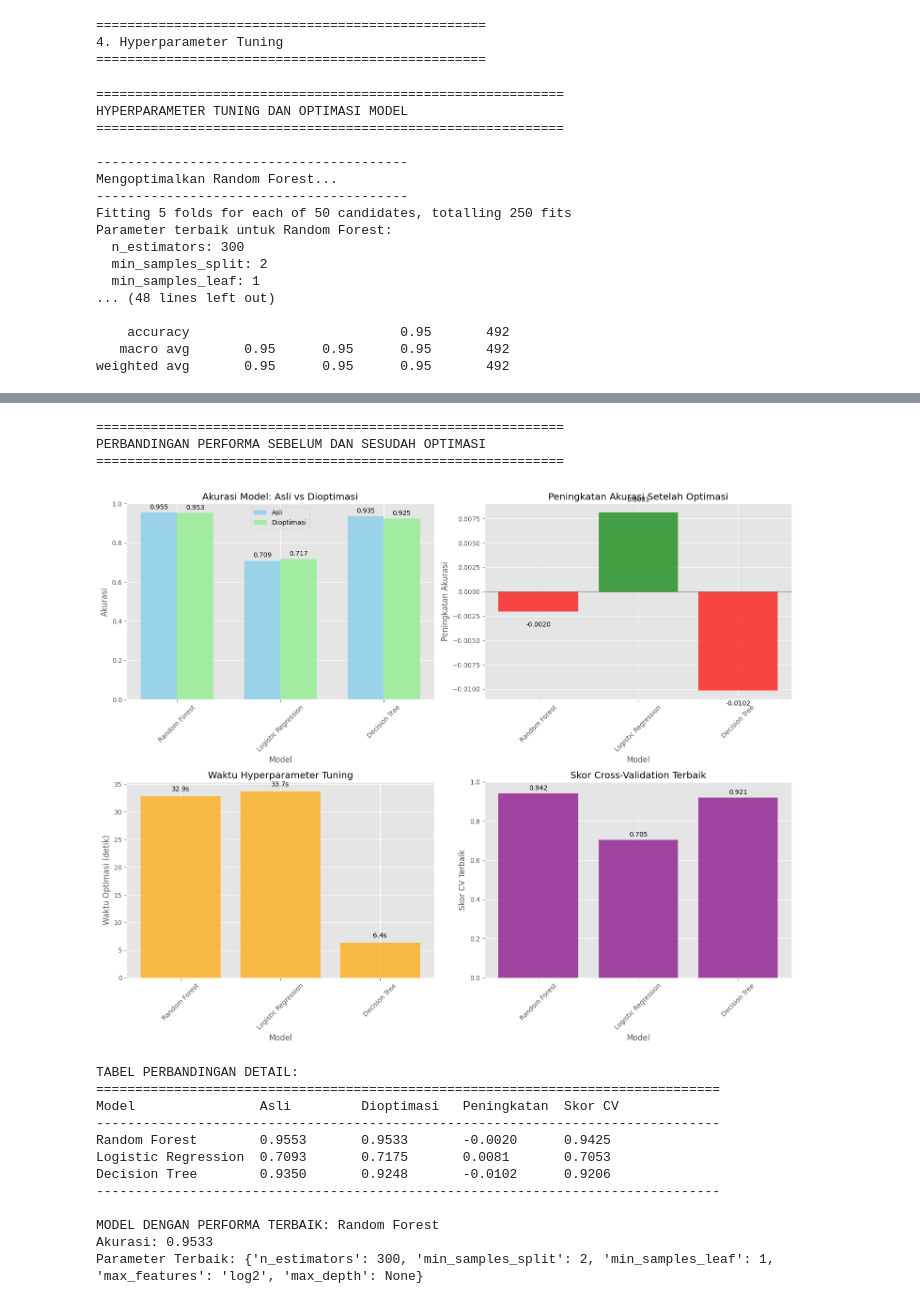
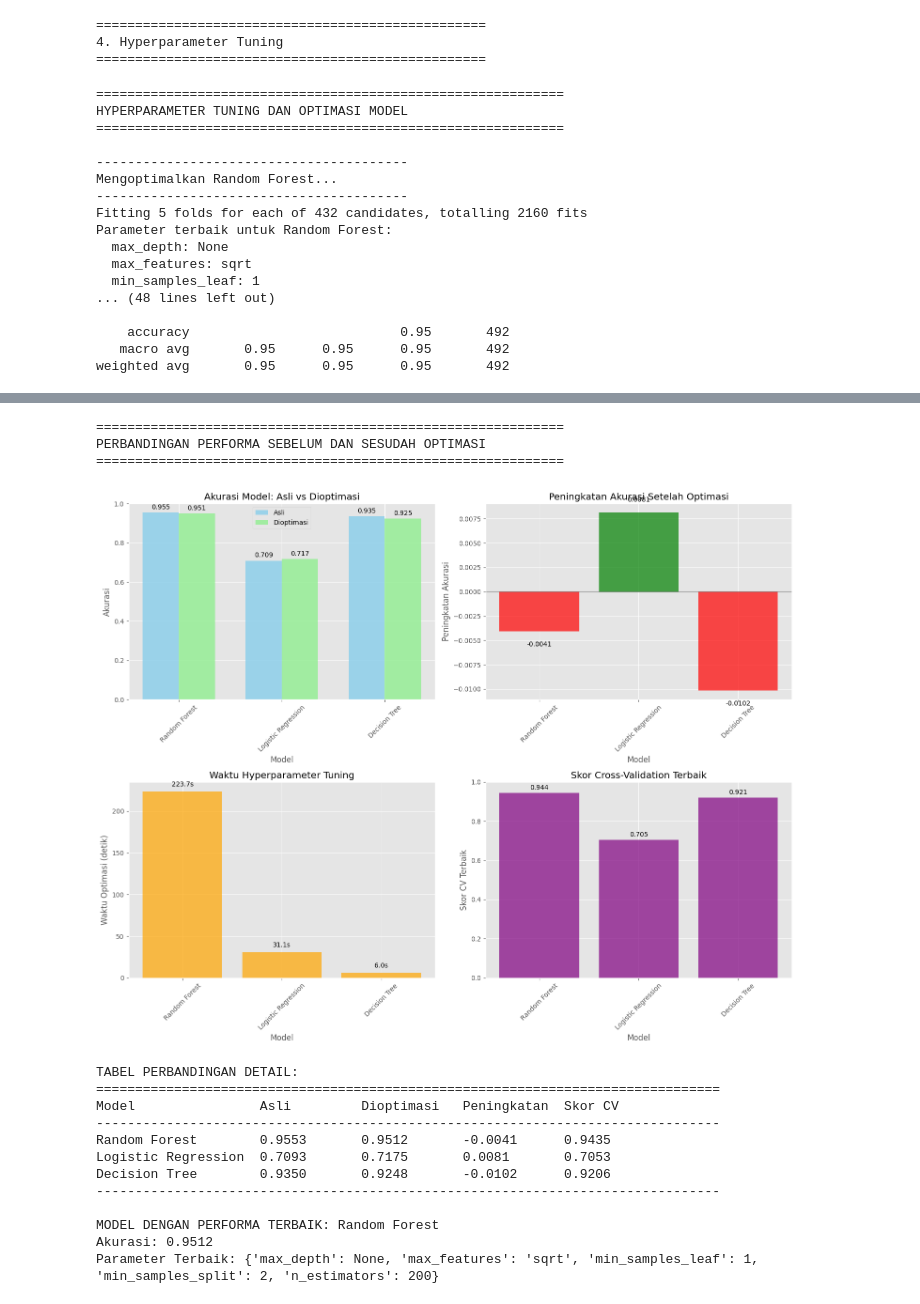
Before and after one commit to Ashief1707/Capstone_Project, a Jupyter notebook: main.ipynb, the cells around one changed output, grey strips where cells are left out. Drawn from its saved outputs; the diff is of its cells as text; code cells hidden in the pictures.

```diff
--- a/main.ipynb
+++ b/main.ipynb
@@ -970,13 +974,12 @@ print("="*50)
 # %%
 warnings.filterwarnings('ignore')
 
-X = X_balanced_scaled
-y = y_balanced
+# baca data yang sudah distandarisasi
+df = pd.read_csv('standardized_features_data.csv')
 
-# Encode categorical variables
-categorical_cols = X.select_dtypes(include=['object']).columns
-for col in categorical_cols:
-    X[col] = pd.get_dummies(X[col], drop_first=True)
+# Split features and target
+X = df.drop('NObeyesdad', axis=1)  # All columns except NObeyesdad
+y = df['NObeyesdad']
 
 # Split the data
 X_train, X_test, y_train, y_test = train_test_split(X, y, test_size=0.2, random_state=42)
@@ -1161,20 +1164,20 @@ for name, model in models.items():
     start_time = time.time()
 
     # Gunakan RandomizedSearchCV untuk komputasi lebih cepat (terutama untuk Random Forest)
-    if name == 'Random Forest':
-        search = RandomizedSearchCV(
-            model,
-            param_grids[name],
-            n_iter=50,  # Jumlah pengaturan parameter yang diambil sampelnya
-            cv=5,
-            scoring='accuracy',
-            n_jobs=-1,
-            random_state=42,
-            verbose=1
-        )
-    else:
+    # if name == 'Random Forest':
+    #     search = RandomizedSearchCV(
+    #         model,
+    #         param_grids[name],
+    #         n_iter=50,  # Jumlah pengaturan parameter yang diambil sampelnya
+    #         cv=5,
+    #         scoring='accuracy',
+    #         n_jobs=-1,
+    #         random_state=42,
+    #         verbose=1
+    #     )
+    # else:
         # Gunakan GridSearchCV untuk Logistic Regression dan Decision Tree
-        search = GridSearchCV(
+    search = GridSearchCV(
             model,
             param_grids[name],
             cv=5,
@@ -1347,10 +1350,10 @@ HYPERPARAMETER TUNING DAN OPTIMASI MODEL
 ----------------------------------------
 Mengoptimalkan Random Forest...
 ----------------------------------------
-Fitting 5 folds for each of 50 candidates, totalling 250 fits
+Fitting 5 folds for each of 432 candidates, totalling 2160 fits
 Parameter terbaik untuk Random Forest:
-  n_estimators: 300
-  min_samples_split: 2
+  max_depth: None
+  max_features: sqrt
   min_samples_leaf: 1
 ... (48 lines left out)
 
@@ -1372,43 +1375,43 @@ Laporan Klasifikasi:
            4       0.87      0.96      0.91        71
            5       0.56      0.55      0.56        65
            6       0.63      0.44      0.52        77
 
     accuracy                           0.72       492
    macro avg       0.70      0.72      0.71       492
 weighted avg       0.71      0.72      0.71       492
 [figure]
 Mengevaluasi Decision Tree yang Sudah Dioptimasi...
 Akurasi Decision Tree yang Sudah Dioptimasi: 0.9248
 Peningkatan: -0.0102
 
 Laporan Klasifikasi:
               precision    recall  f1-score   support
 
            0       0.93      0.97      0.95        72
            1       0.91      0.89      0.90        70
            2       0.92      0.96      0.94        68
            3       0.99      0.96      0.97        69
            4       0.95      0.99      0.97        71
            5       0.85      0.86      0.85        65
            6       0.93      0.86      0.89        77
 
     accuracy                           0.92       492
    macro avg       0.92      0.92      0.92       492
 weighted avg       0.93      0.92      0.92       492
 [figure]
 ============================================================
 PERBANDINGAN PERFORMA SEBELUM DAN SESUDAH OPTIMASI
 ============================================================
-[figure, old version]
+[figure, new version]
 TABEL PERBANDINGAN DETAIL:
 ================================================================================
 Model                Asli         Dioptimasi   Peningkatan  Skor CV
 --------------------------------------------------------------------------------
-Random Forest        0.9553       0.9533       -0.0020      0.9425
+Random Forest        0.9553       0.9512       -0.0041      0.9435
 Logistic Regression  0.7093       0.7175       0.0081       0.7053
 Decision Tree        0.9350       0.9248       -0.0102      0.9206
 --------------------------------------------------------------------------------
 
 MODEL DENGAN PERFORMA TERBAIK: Random Forest
-Akurasi: 0.9533
-Parameter Terbaik: {'n_estimators': 300, 'min_samples_split': 2, 'min_samples_leaf': 1, 'max_features': 'log2', 'max_depth': None}
+Akurasi: 0.9512
+Parameter Terbaik: {'max_depth': None, 'max_features': 'sqrt', 'min_samples_leaf': 1, 'min_samples_split': 2, 'n_estimators': 200}
```
Also changed, not shown: parts of 12 cells of this notebook, 3 other files.
